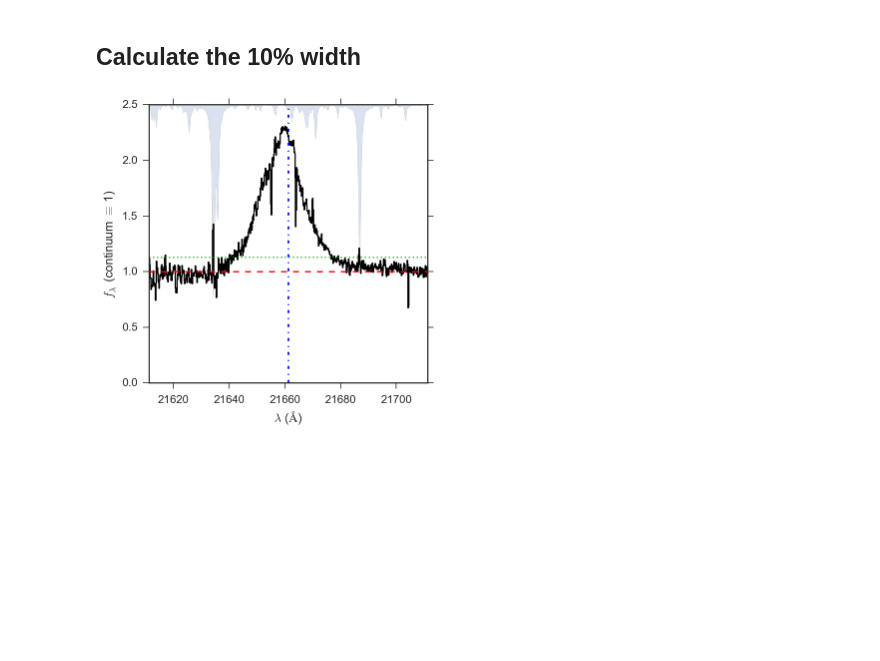
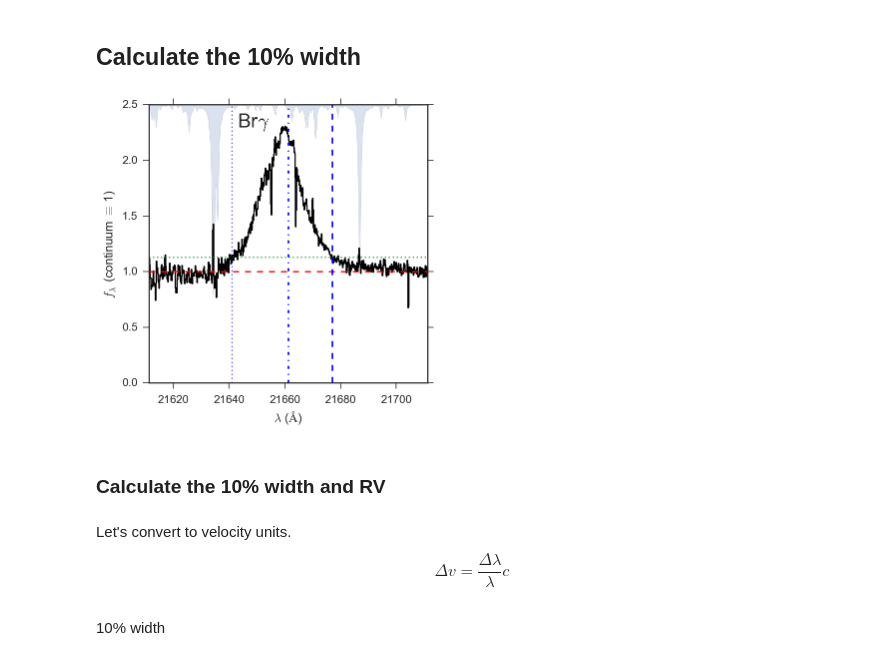
Before and after one commit to BrownDwarf/fred-burst, a Jupyter notebook: notebooks/fb002-01_Bracket_Gamma_ten_percent_width.ipynb, the cells around one changed output. Cells and saved outputs as stored; diff of their text form; code cells hidden in the pictures; blank space fills up the shorter version.

```diff
--- a/notebooks/fb002-01_Bracket_Gamma_ten_percent_width.ipynb
+++ b/notebooks/fb002-01_Bracket_Gamma_ten_percent_width.ipynb
@@ -146,16 +146,27 @@ tph = (peak-1.0)*0.1
 # %%
 plt.figure(figsize=(5, 5))
 
 plt.step(this_wl, this_fl, 'k')
 plt.plot(this_wl,cont[gi]/cont_level, 'r--' )
 plt.plot([min(this_wl), max(this_wl)],[1+tph, 1+tph], 'g:' )
 #plt.plot(tell.wls, tell.trans*2.5, 'k-', alpha=0.2)
 plt.fill_between(tell.wls, tell.trans*2.5, y2=2.5, alpha=0.2)
 plt.plot([line, line],[0, 3], 'b-.' )
+#plt.plot([21655.3, 21655.3],[0, 3])
+plt.plot([21641, 21641],[0, 3], 'b:' )
+plt.plot([21677, 21677],[0, 3], 'b--' )
+#plt.plot([21660, 21660],[0, 3], 'r:' )
 plt.ylim(0, 2.5)
+plt.text(21643, 2.3, 'Br$\gamma$', fontsize=20)
 plt.xlim(min(this_wl), max(this_wl))
 plt.xlabel('$\lambda$ ($\AA$)')
 plt.ylabel('$f_\lambda$ (continuum $\equiv$ 1)')
 plt.gca().get_xaxis().get_major_formatter().set_useOffset(False);
+plt.savefig('../document/figures/Br_gamma_zoom.pdf', bbox_inches='tight')
 # %% [output]
-[figure, old version]
+[figure, new version]
+# %% [markdown]
+### Calculate the 10% width and RV
+# %% [markdown]
+Let's convert to velocity units.
+$$\Delta v = \frac{\Delta \lambda}{\lambda}c $$
@@ -161,0 +177,2 @@ plt.gca().get_xaxis().get_major_formatter().set_useOffset(False);
+# %% [markdown]
+10% width
```
Also changed, not shown: parts of 9 cells of this notebook, 4 other files.
